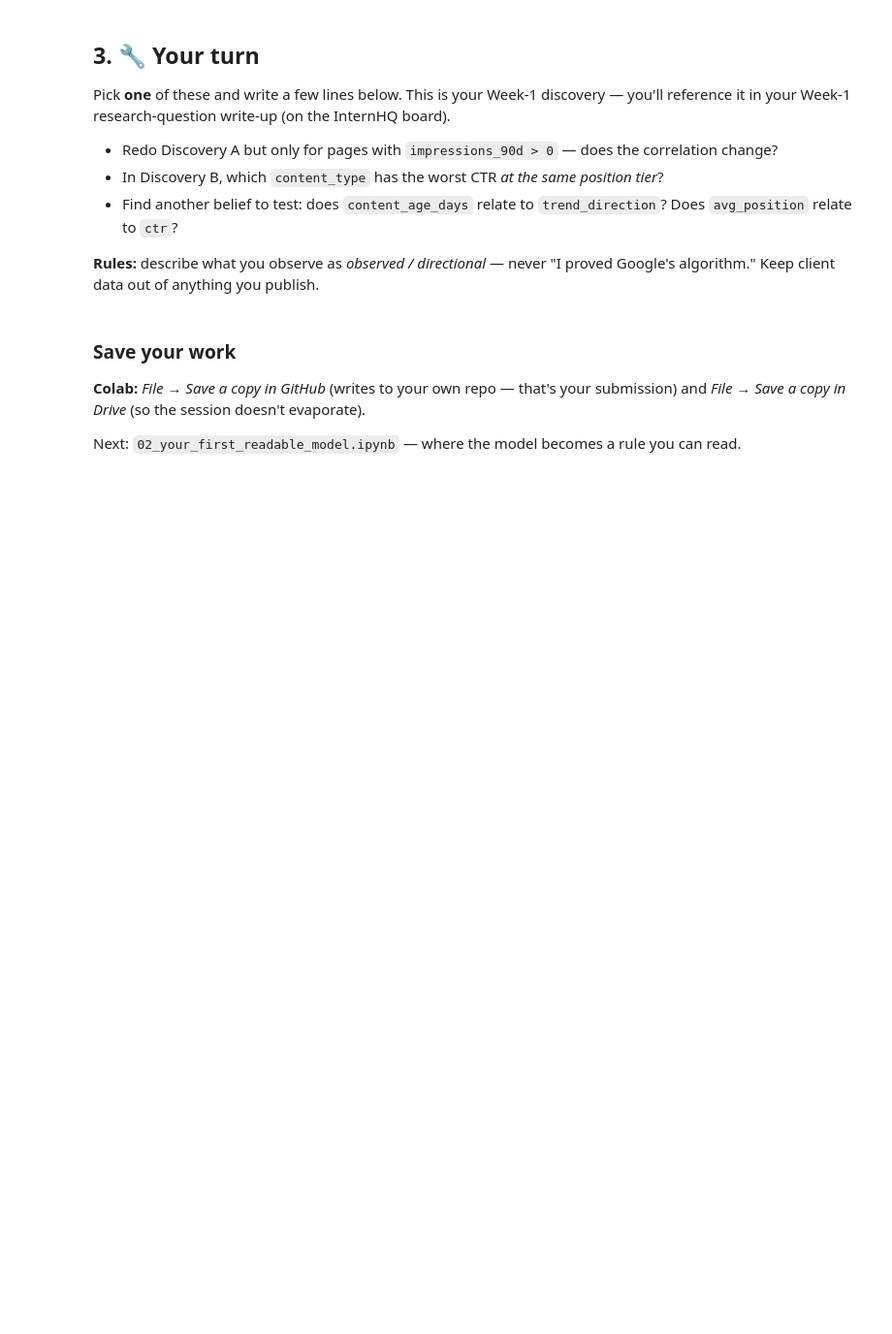
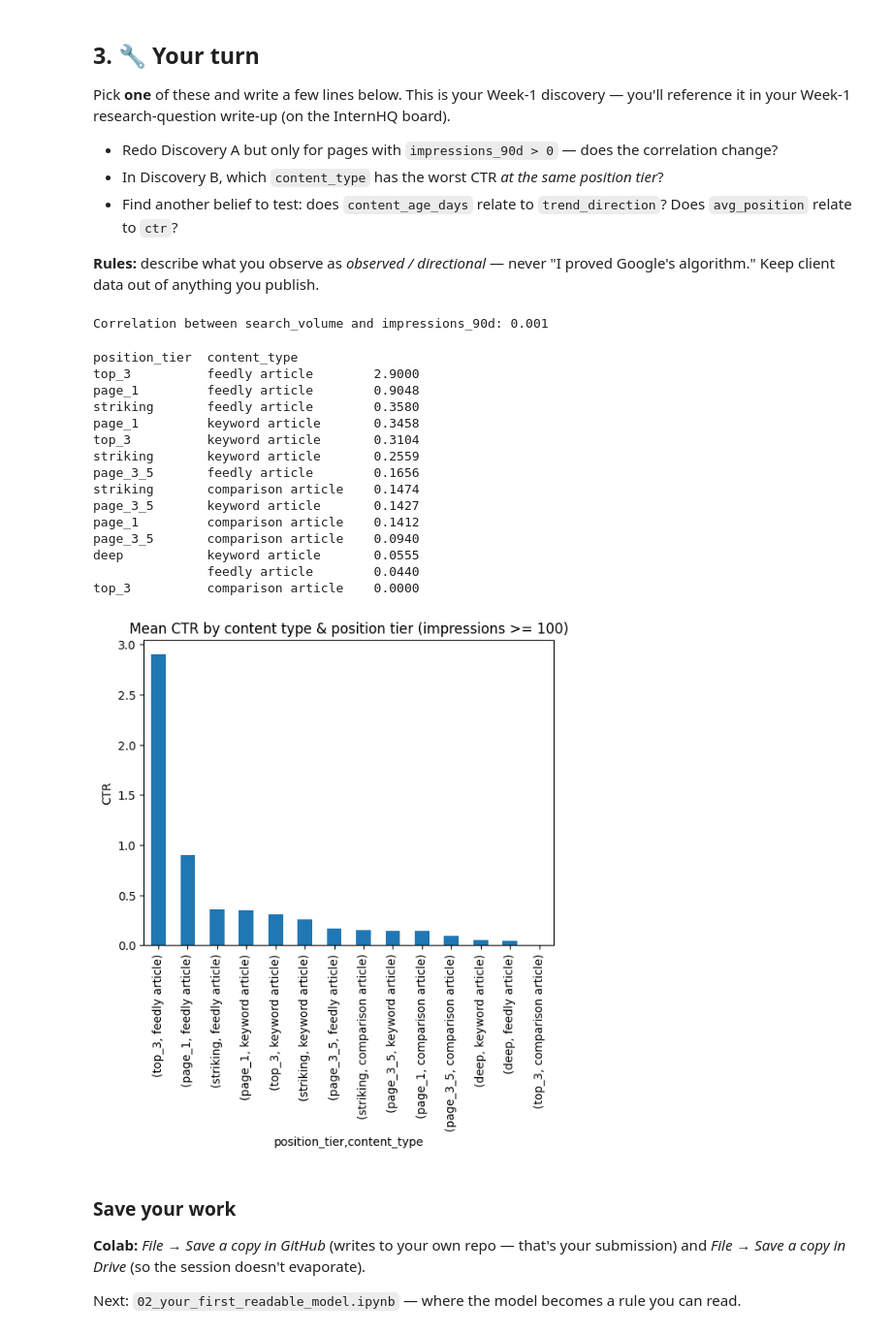
Before and after one commit to alinoor4/flyrank-internship, a Jupyter notebook: notebooks/01_first_look_and_discovery.ipynb, the cells around one changed output. Shown at 97% size. Saved outputs shown, nothing was run; the diff lists cells and outputs as text; code cells hidden in the pictures; blank space fills up the shorter version.

```diff
--- a/notebooks/01_first_look_and_discovery.ipynb
+++ b/notebooks/01_first_look_and_discovery.ipynb
@@ -102,3 +159,39 @@ Pick **one** of these and write a few lines below. This is your Week-1 discovery
+# %%
+# Discovery A with impressions_90d > 0
+new_df = df[df["impressions_90d"] > 0]
+corr = new_df["search_volume"].corr(new_df["impressions_90d"])
+print(f"Correlation between search_volume and impressions_90d: {corr:.3f}")
+# This shows that the data does not have any page with zero impressions, hence the correlation stays the same
+# %% [output]
+Correlation between search_volume and impressions_90d: 0.001
+# %%
+# Discovery B
+# content_types = df["content_type"].unique()
+# for content_type in content_types:
+#   print(content_type)
+visible = df[df["impressions_90d"] >= 100]
+ctr_by_pos = visible.groupby(["position_tier","content_type" ])["ctr"].mean().sort_values(ascending=False)
+print(ctr_by_pos.round(4).to_string())
+ctr_by_pos.plot(kind="bar", title="Mean CTR by content type & position tier (impressions >= 100)", ylabel="CTR");
+
+# This shows that the 'feedly article' content_type in the 'top_3' position tier has the most click through rate and the over all data is filter by visibility flag which is a simple condition
+# %% [output]
+position_tier  content_type
+top_3          feedly article        2.9000
+page_1         feedly article        0.9048
+striking       feedly article        0.3580
+page_1         keyword article       0.3458
+top_3          keyword article       0.3104
+striking       keyword article       0.2559
+page_3_5       feedly article        0.1656
+striking       comparison article    0.1474
+page_3_5       keyword article       0.1427
+page_1         comparison article    0.1412
+page_3_5       comparison article    0.0940
+deep           keyword article       0.0555
+               feedly article        0.0440
+top_3          comparison article    0.0000
+[figure, added]
 # %% [markdown]
 ### Save your work
 **Colab:** *File → Save a copy in GitHub* (writes to your own repo — that's your submission) and *File → Save a copy in Drive* (so the session doesn't evaporate).
```
Also changed, not shown: parts of 9 cells of this notebook.
